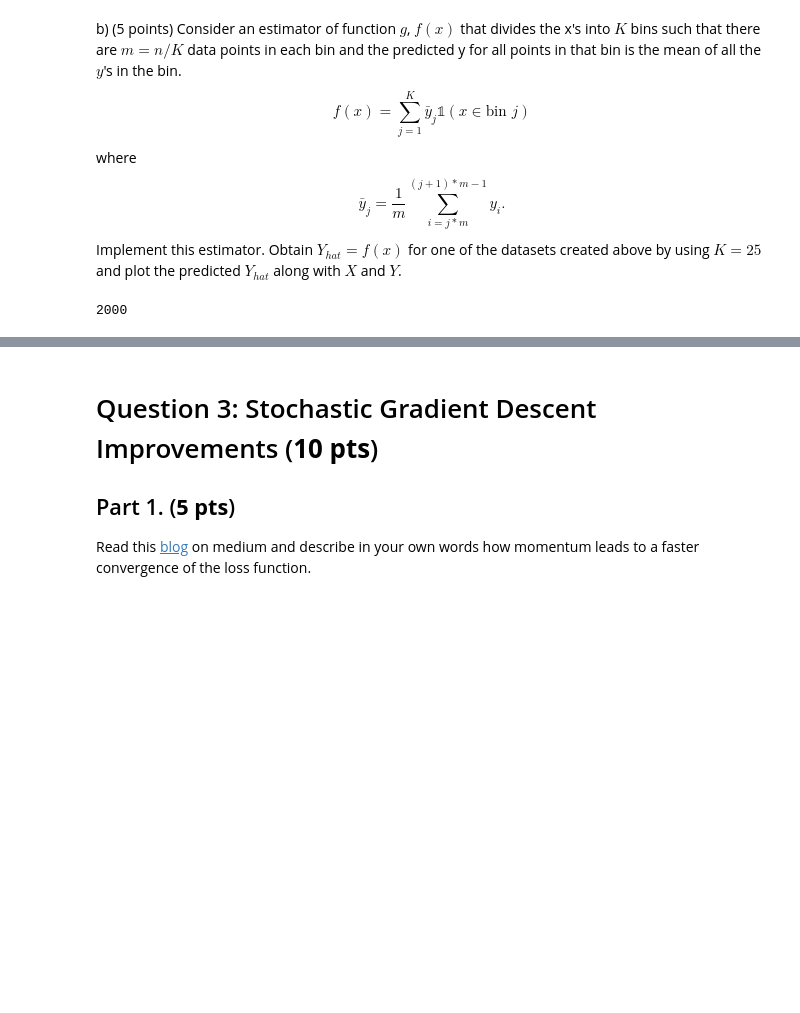
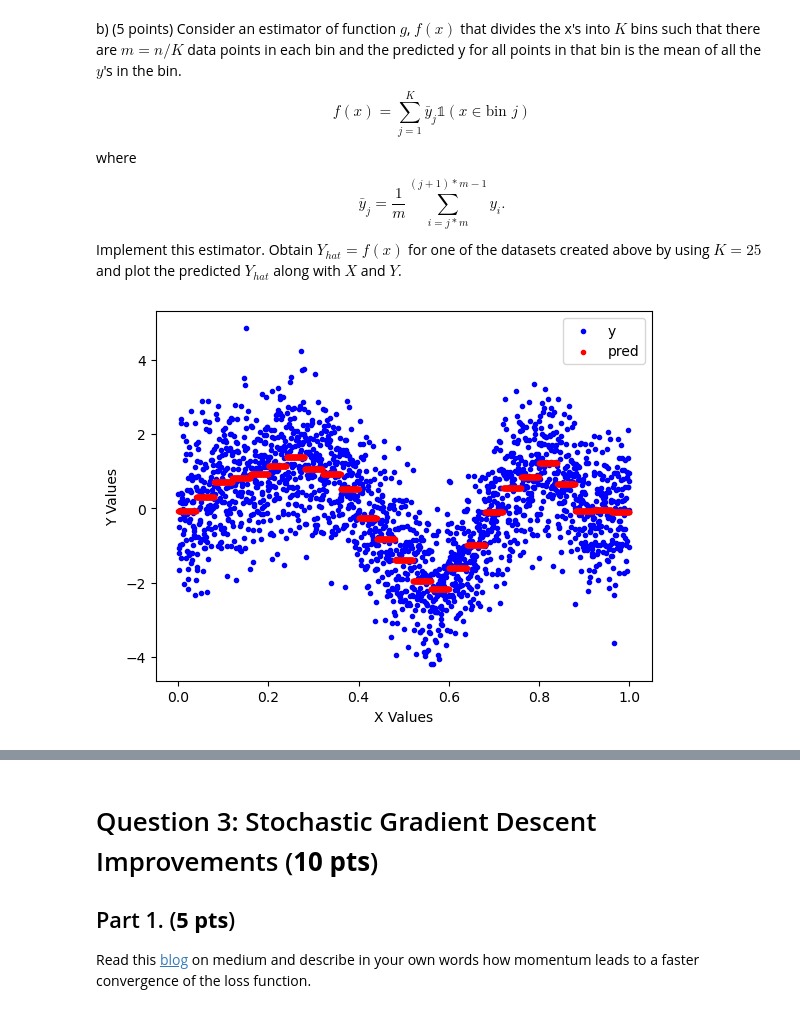
Before and after one commit to axj65/ece381, a Jupyter notebook: HW_2.ipynb, the cells around one changed output, grey strips where cells are left out. Drawn from its saved outputs; the diff is of its cells as text; code cells hidden in the pictures; blank space fills up the shorter version.

```diff
--- a/HW_2.ipynb
+++ b/HW_2.ipynb
@@ -73,18 +73,25 @@ $$
 \bar{y}_j = \frac{1}{m}\sum_{i=j*m}^{(j+1)*m-1} y_i.
 $$
 Implement this estimator. Obtain $Y_{hat} = f(x)$ for one of the datasets created above by using $K=25$ and plot the predicted $Y_{hat}$ along with $X$ and $Y$.
-# %%
-x3.size
-# %% [output]
-2000
 # %%
 ### START CODE ###
 # Implement Estimator
-def implement_estimator(x,y,num_bins)
+import pandas as pd
+
+def implement_estimator(x,y,num_bins):
     K = num_bins
-    dcombined_array = np.column_stack((x, y))
 
-    n = x.size
-    m = n/K
+    m = x.size / K
+
+    combined_array = np.column_stack((x3, y3[0]))
+
+    df = pd.DataFrame(combined_array, columns=["x", "y"])
+
+    df['fold_index'] = (df.index // m) + 1
+
+
+    df['pred'] = df.groupby('fold_index')['y'].transform('mean')
+
+    return df
 
 ### END CODE ###
@@ -103,0 +98,21 @@ m = n/K
+# %%
+### START CODE ###
+# Plot predicted y_{hat} along with X and Y
+df = implement_estimator(x3, y3, 25)
+
+# Create a scatter plot for y1
+plt.scatter(df['x'], df['y'], label='y', color='blue', marker='.')
+
+# Create a scatter plot for y2
+plt.scatter(df['x'], df['pred'], label='pred', color='red', marker='.')
+
+# Add labels and legend
+plt.xlabel('X Values')
+plt.ylabel('Y Values')
+plt.legend()
+
+# Show the plot
+plt.show()
+### END CODE ###
+# %% [output]
+[figure, added]
```
Also changed, not shown: parts of 12 cells of this notebook.
